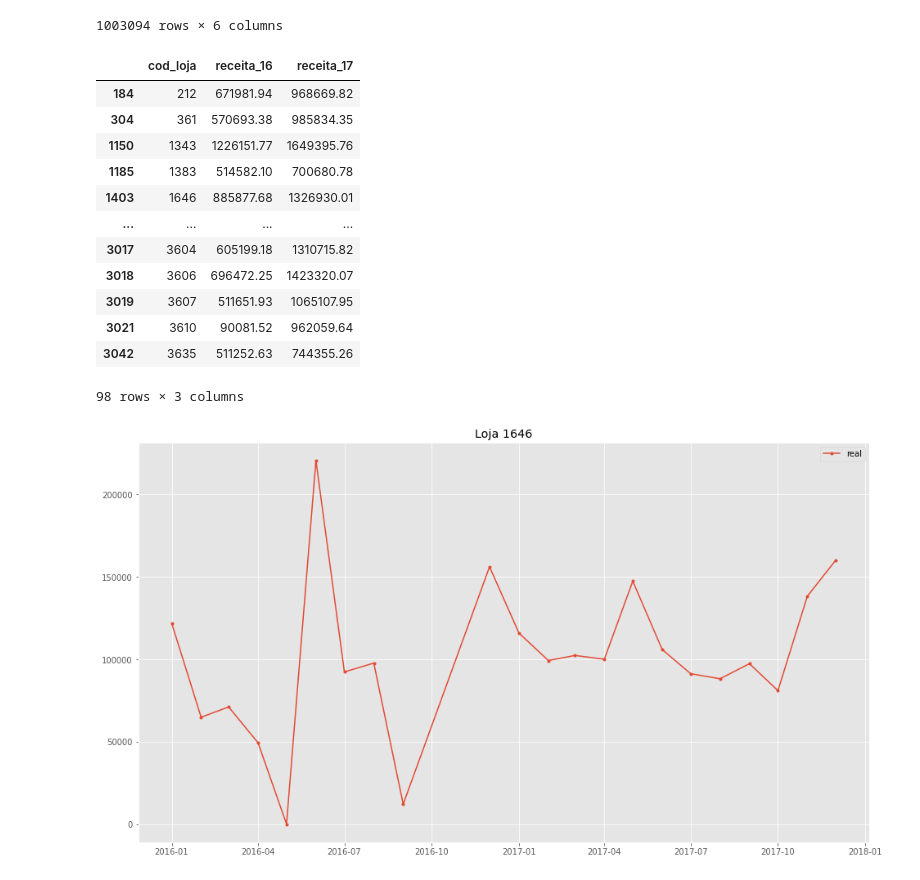
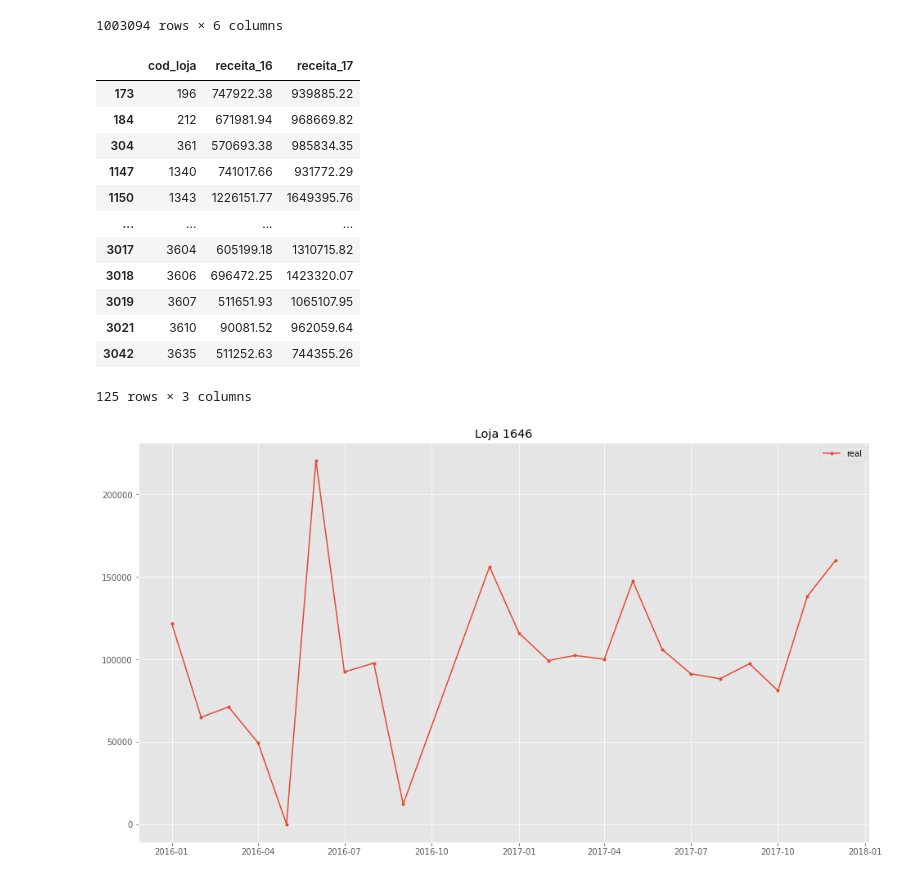
Before and after one commit to BeeData-USP/usp-vs-ufmg, a Jupyter notebook: ikeda/feriados.ipynb, the cells around one changed output. Saved outputs shown, nothing was run; the diff lists cells and outputs as text; code cells hidden in the pictures.

```diff
--- a/ikeda/feriados.ipynb
+++ b/ikeda/feriados.ipynb
@@ -48,26 +48,26 @@ fat_ljs_atual
 # %%
 recs_2016 = fat_ljs_atual[fat_ljs_atual.ano == 2016].groupby('cod_loja', as_index=False).sum()
 recs_2017 = fat_ljs_atual[fat_ljs_atual.ano == 2017].groupby('cod_loja', as_index=False).sum()
 recs_2016 = recs_2016.drop(columns=['qtde', 'mes'])
 recs_2017 = recs_2017.drop(columns=['qtde', 'mes'])
 recs_ano = recs_2016.merge(recs_2017, on='cod_loja', how='left')
 recs_ano = recs_ano.drop(columns=['ano_x', 'ano_y'])
 recs_ano = recs_ano.rename(columns={'receita_x':'receita_16', 'receita_y':'receita_17'})
-recs_ano[recs_ano.receita_17 / recs_ano.receita_16 > 1.3]
+recs_ano[recs_ano.receita_17 / recs_ano.receita_16 > 1.25]
 # %% [output]
 |  | cod_loja | receita_16 | receita_17 |
+| 173 | 196 | 747922.38 | 939885.22 |
 | 184 | 212 | 671981.94 | 968669.82 |
 | 304 | 361 | 570693.38 | 985834.35 |
+| 1147 | 1340 | 741017.66 | 931772.29 |
 | 1150 | 1343 | 1226151.77 | 1649395.76 |
-| 1185 | 1383 | 514582.10 | 700680.78 |
-| 1403 | 1646 | 885877.68 | 1326930.01 |
 | ... | ... | ... | ... |
 | 3017 | 3604 | 605199.18 | 1310715.82 |
 | 3018 | 3606 | 696472.25 | 1423320.07 |
 | 3019 | 3607 | 511651.93 | 1065107.95 |
 | 3021 | 3610 | 90081.52 | 962059.64 |
 | 3042 | 3635 | 511252.63 | 744355.26 |
-98 rows × 3 columns
+125 rows × 3 columns
 # %%
 ids = 1646
 fat_ljs_atual["datetime"] = pd.to_datetime(fat_ljs_atual.ano*100 + fat_ljs_atual.mes, format='%Y%m')
```
Also changed, not shown: 4 other files.
